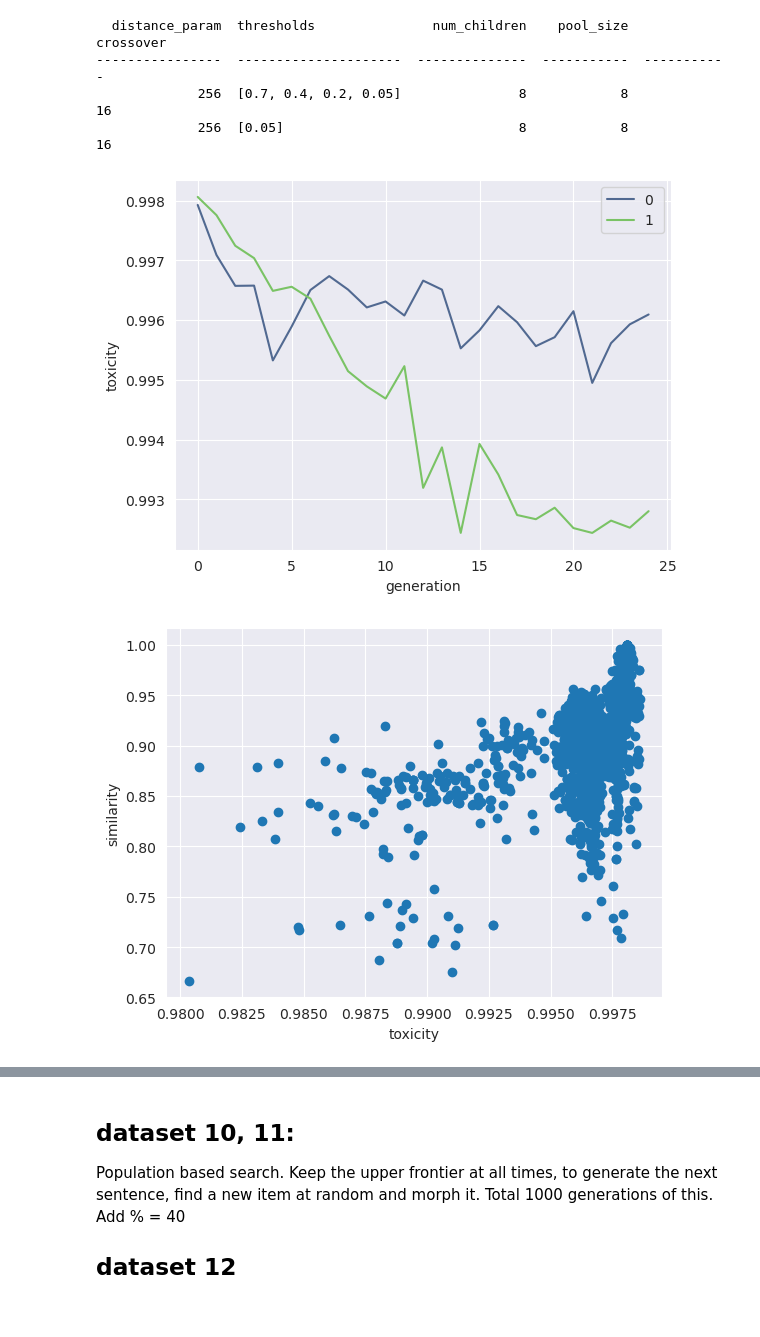
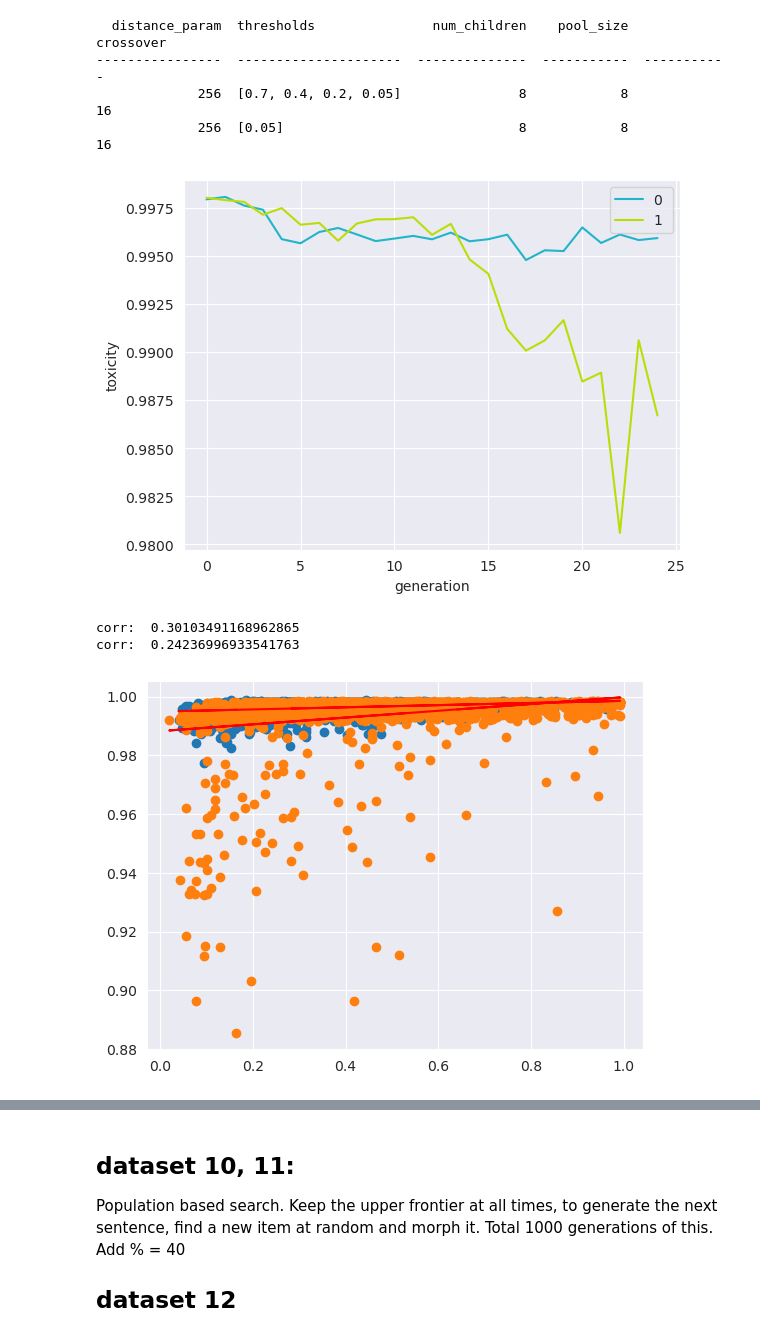
Before and after one commit to rajobasu/FYP, a Jupyter notebook: display/plotterntb.ipynb, the cells around one changed output, grey strips where cells are left out. Saved outputs shown, nothing was run; the diff lists cells and outputs as text; code cells hidden in the pictures.

```diff
--- a/display/plotterntb.ipynb
+++ b/display/plotterntb.ipynb
@@ -82,35 +82,41 @@ def show_generational_statistic_plot(datafilenums: list[int]):
     plt.xlabel("generation")
     plt.ylabel("toxicity")
 
     data_list = [statistics_per_generation(get_data_from_file(id)) for id in datafilenums]
     metadata_list = [get_metadata_from_file(id) for id in datafilenums]
 
     for index, data in enumerate(data_list):
         x_data = [i for i in range(len(data[0]))]
         y_data = [x if x != 1 else 1 for x in data[0]]
 
 
         ax.plot(x_data, y_data, color=rand_color(), label=f"{index} ")
 
     ax.legend()
 
     print_metadata(metadata_list)
     plt.show()
 
 
-show_generational_statistic_plot([34, 35])
+dataids = [57, 58]
+show_generational_statistic_plot(dataids)
+for id in dataids:
+    make_regression_tox_dist(id)
 # make_regression_tox_dist(34)
 # make_regression_tox_dist(54)
 # make_regression_tox_dist(55)
 # make_regression_tox_dist(56)
 # make_regression_tox_dist(35)
 # make_regression_tox_dist(51)
 # %% [output]
   distance_param  thresholds               num_children    pool_size    crossover
 ----------------  ---------------------  --------------  -----------  -----------
              256  [0.7, 0.4, 0.2, 0.05]               8            8           16
              256  [0.05]                              8            8           16
-[figure, old version]
+[figure, new version]
+corr:  0.30103491168962865
+corr:  0.24236996933541763
+[figure, added]
 # %%
 def show_scatter_plot(datafilenum: int):
     datapoints = get_data_from_file(datafilenum)
@@ -119,7 +125,3 @@ def show_scatter_plot(datafilenum: int):
     ax.set_xlabel("toxicity")
     ax.set_ylabel("similarity")
     plt.show()
-# %%
-show_scatter_plot(34)
-# %% [output]
-[figure, removed]
```
Also changed, not shown: parts of 1 cell of this notebook, 8 other files.
